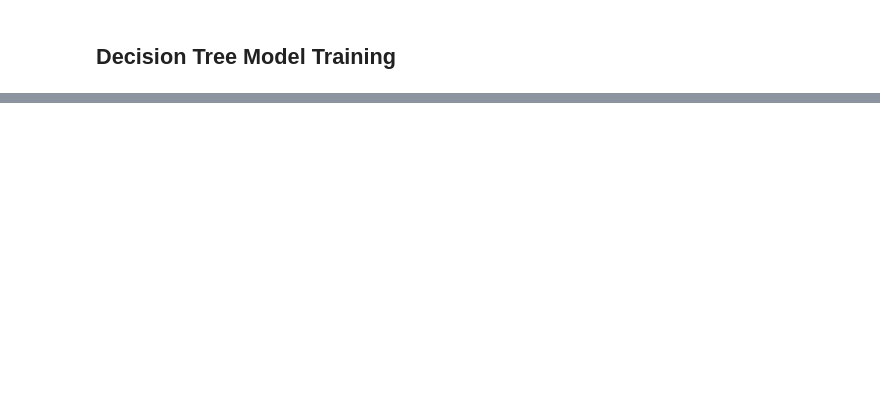
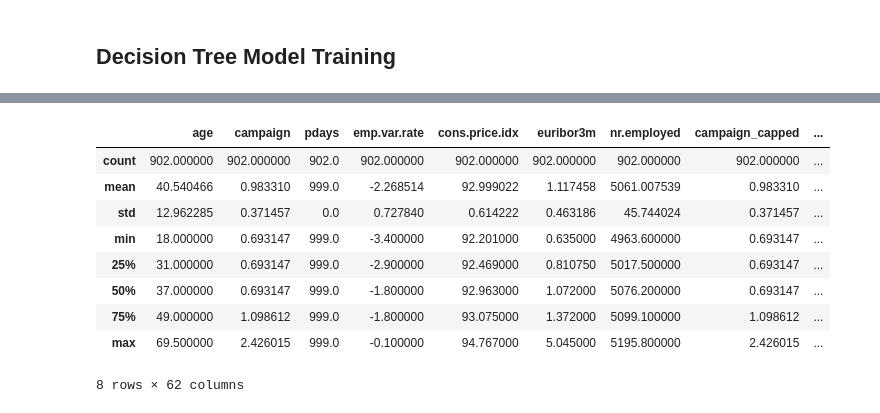
Before and after one commit to Reserford1991/bank-marketing-dataset-project, a Jupyter notebook: jupiter-notebooks/solution.ipynb, the cells around one changed output, grey strips where cells are left out. Cells and saved outputs as stored; diff of their text form; code cells hidden in the pictures; blank space fills up the shorter version.

```diff
--- a/jupiter-notebooks/solution.ipynb
+++ b/jupiter-notebooks/solution.ipynb
@@ -854,0 +1325,34 @@ Mean Accuracy: 0.30
+# %%
+from sklearn.metrics import confusion_matrix
+
+# # 1. Identify where the model makes mistakes
+# # We need to analyze:
+# # 	•	False Positives (FP) – the model predicted 1 (subscribed), but true label is 0.
+# # 	•	False Negatives (FN) – the model predicted 0, but true label is 1.
+#
+# y_pred = best_model_random_forest.predict(X_test_rand_forest)
+# conf_matrix = confusion_matrix(y_test_rand_forest, y_pred)
+# tn, fp, fn, tp = conf_matrix.ravel()
+# print(f"False Positives: {fp}, False Negatives: {fn}")
+#
+# # 2. Extract misclassified records
+# # This helps us inspect why the model made these errors.
+#
+# X_test_rand_forest['true_label'] = y_test_rand_forest.values
+# X_test_rand_forest['predicted'] = y_pred
+#
+false_positives = X_test_rand_forest[(X_test_rand_forest['true_label'] == 0) & (X_test_rand_forest['predicted'] == 1)]
+false_negatives = X_test_rand_forest[(X_test_rand_forest['true_label'] == 1) & (X_test_rand_forest['predicted'] == 0)]
+
+false_positives.describe()
+# %% [output]
+|  | age | campaign | pdays | emp.var.rate | cons.price.idx | euribor3m | nr.employed | campaign_capped | ... |
+| count | 902.000000 | 902.000000 | 902.0 | 902.000000 | 902.000000 | 902.000000 | 902.000000 | 902.000000 | ... |
+| mean | 40.540466 | 0.983310 | 999.0 | -2.268514 | 92.999022 | 1.117458 | 5061.007539 | 0.983310 | ... |
+| std | 12.962285 | 0.371457 | 0.0 | 0.727840 | 0.614222 | 0.463186 | 45.744024 | 0.371457 | ... |
+| min | 18.000000 | 0.693147 | 999.0 | -3.400000 | 92.201000 | 0.635000 | 4963.600000 | 0.693147 | ... |
+| 25% | 31.000000 | 0.693147 | 999.0 | -2.900000 | 92.469000 | 0.810750 | 5017.500000 | 0.693147 | ... |
+| 50% | 37.000000 | 0.693147 | 999.0 | -1.800000 | 92.963000 | 1.072000 | 5076.200000 | 0.693147 | ... |
+| 75% | 49.000000 | 1.098612 | 999.0 | -1.800000 | 93.075000 | 1.372000 | 5099.100000 | 1.098612 | ... |
+| max | 69.500000 | 2.426015 | 999.0 | -0.100000 | 94.767000 | 5.045000 | 5195.800000 | 2.426015 | ... |
+8 rows × 62 columns
```
Also changed, not shown: parts of 22 cells of this notebook, 1 other file.
